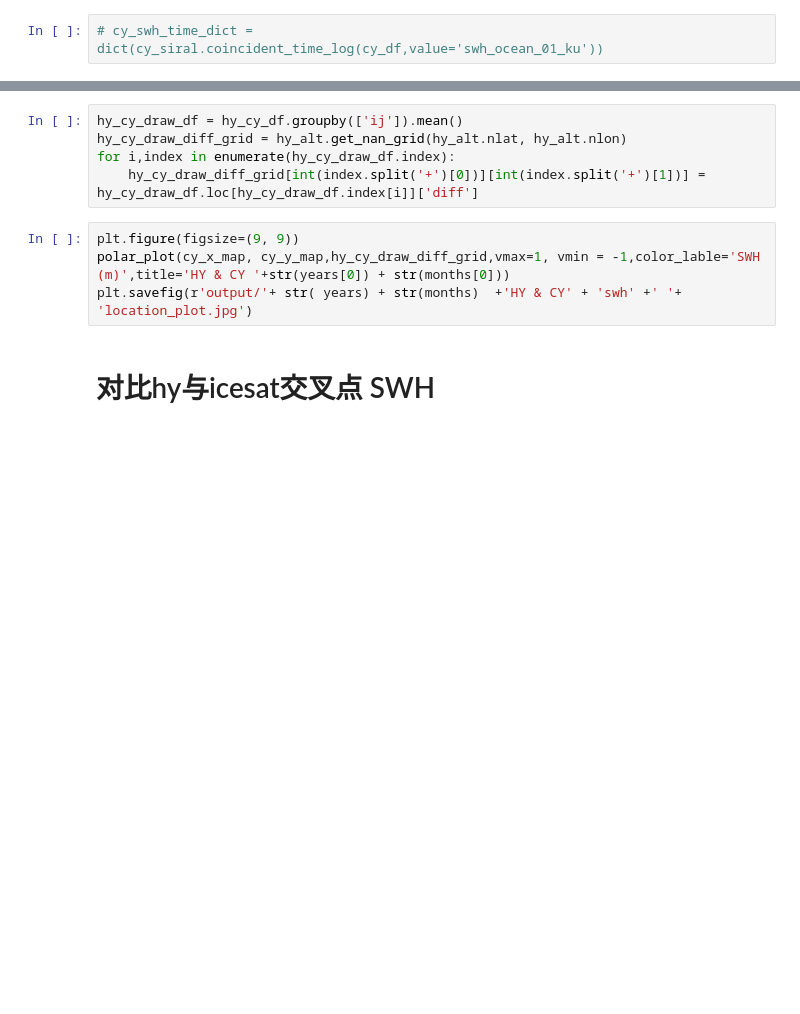
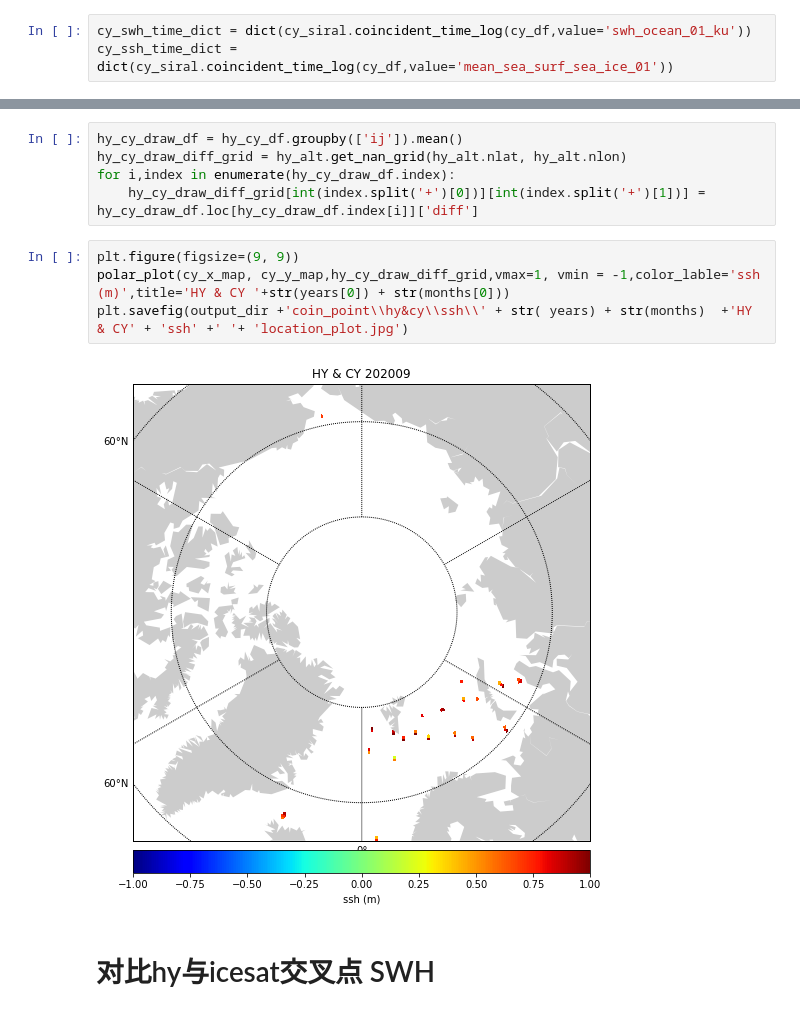
Before and after one commit to LittlematchLM/remote_sensing, a Jupyter notebook: main.ipynb, the cells around one changed output, grey strips where cells are left out. Saved outputs shown, nothing was run; the diff lists cells and outputs as text; blank space fills up the shorter version.

```diff
--- a/main.ipynb
+++ b/main.ipynb
@@ -227,4 +260,5 @@ is_ssh_time_dict = dict(is_atlas.coincident_time_log(is_df,value='h'))
 hy_swh_time_dict = dict(hy_alt.coincident_time_log(hy_df,value='swh_ku'))
 hy_ssh_time_dict = dict(hy_alt.coincident_time_log(hy_df,value='mean_sea_surface'))
 # %%
-# cy_swh_time_dict = dict(cy_siral.coincident_time_log(cy_df,value='swh_ocean_01_ku'))
+cy_swh_time_dict = dict(cy_siral.coincident_time_log(cy_df,value='swh_ocean_01_ku'))
+cy_ssh_time_dict = dict(cy_siral.coincident_time_log(cy_df,value='mean_sea_surf_sea_ice_01'))
@@ -306,8 +411,10 @@ for i,index in enumerate(hy_cy_draw_df.index):
     hy_cy_draw_diff_grid[int(index.split('+')[0])][int(index.split('+')[1])] = hy_cy_draw_df.loc[hy_cy_draw_df.index[i]]['diff']
 # %%
 plt.figure(figsize=(9, 9))
-polar_plot(cy_x_map, cy_y_map,hy_cy_draw_diff_grid,vmax=1, vmin = -1,color_lable='SWH (m)',title='HY & CY '+str(years[0]) + str(months[0]))
-plt.savefig(r'output/'+ str( years) + str(months)  +'HY & CY' + 'swh' +' '+ 'location_plot.jpg')
+polar_plot(cy_x_map, cy_y_map,hy_cy_draw_diff_grid,vmax=1, vmin = -1,color_lable='ssh (m)',title='HY & CY '+str(years[0]) + str(months[0]))
+plt.savefig(output_dir +'coin_point\\hy&cy\\ssh\\' + str( years) + str(months)  +'HY & CY' + 'ssh' +' '+ 'location_plot.jpg')
+# %% [output]
+[figure, added]
 # %% [markdown]
 # 对比hy与icesat交叉点 SWH
 # %%
```
Also changed, not shown: parts of 64 cells of this notebook, 16 other files.
